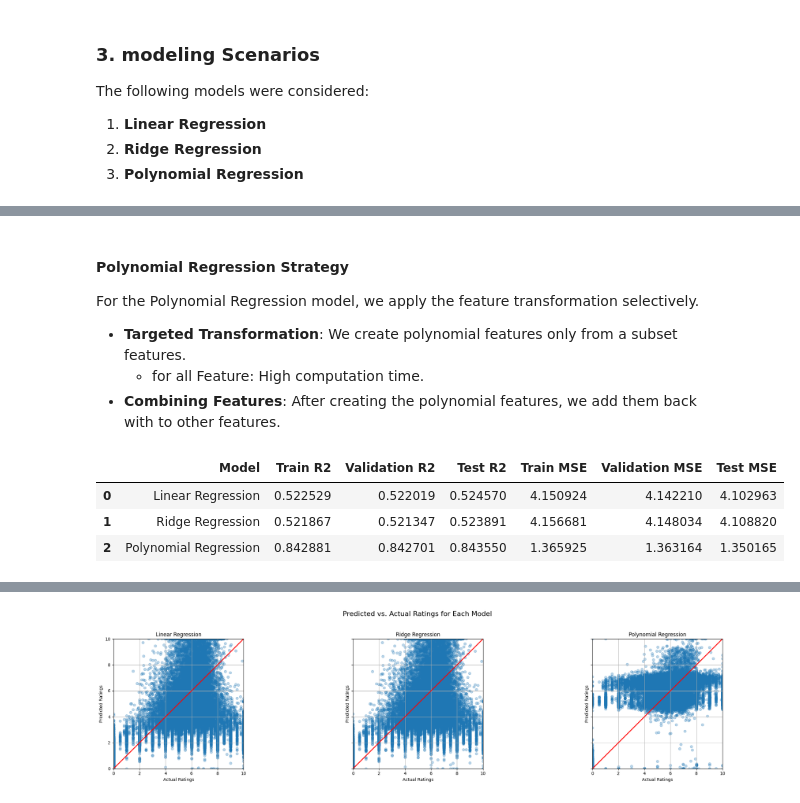
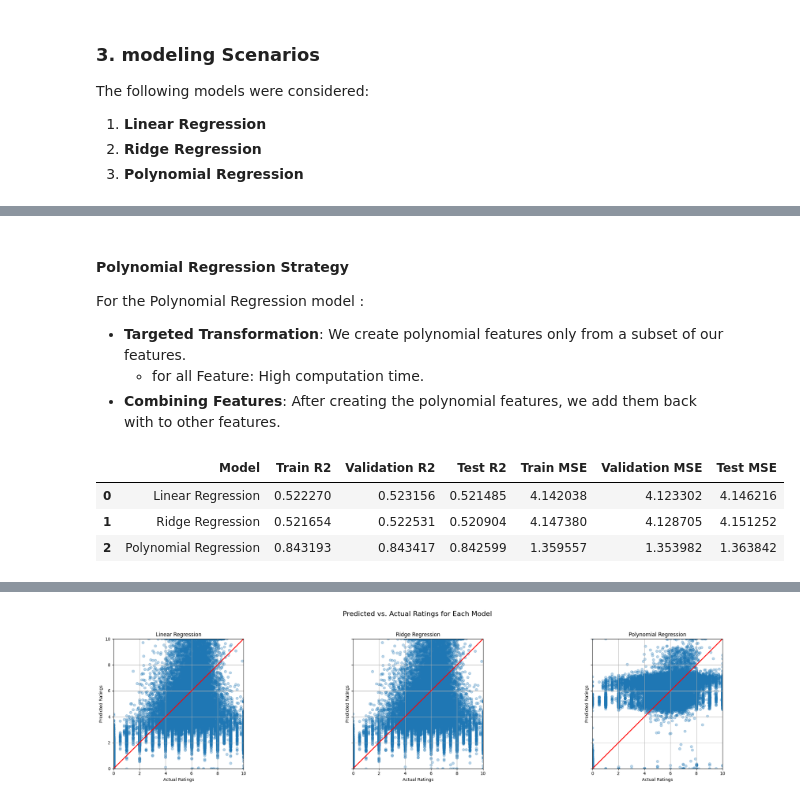
Before and after one commit to Origin-Masters/FilmForecast, a Jupyter notebook: src/filmForeCast.ipynb, the cells around one changed output, grey strips where cells are left out. Drawn from its saved outputs; the diff is of its cells as text; code cells hidden in the pictures.

```diff
--- a/src/filmForeCast.ipynb
+++ b/src/filmForeCast.ipynb
@@ -439,8 +440,8 @@ def execute_ridge_regression():
 # %% [markdown]
 #### Polynomial Regression Strategy
 
-For the Polynomial Regression model, we apply the feature transformation selectively.
-*   **Targeted Transformation**: We create polynomial features only from a subset features.
+For the Polynomial Regression model :
+*   **Targeted Transformation**: We create polynomial features only from a subset of our features.
       - for all Feature: High computation time.
 *   **Combining Features**: After creating the polynomial features, we add them back with to other features.
 # %%
@@ -491,6 +492,7 @@ def execute_polynomial_regression():
 # 3. Polynomial Regression
 # Execute all three models and store their predictions
 
+model_predictions = {}
 
 # Linear Regression
 y_train_pred_lr, y_val_pred_lr, y_test_pred_lr = execute_linear_regression()
@@ -513,37 +515,37 @@ for model_name, predictions in model_predictions.items():
 
     # Clip predictions to the valid range [0, 10]
     y_train_pred = np.clip(y_train_pred, 0, 10)
     y_val_pred = np.clip(y_val_pred, 0, 10)
     y_test_pred = np.clip(y_test_pred, 0, 10)
 
-    # Calculate R² and MSE for each dataset
+    # Calculate R2 and MSE for each dataset
     r2_train = r2_score(y_train, y_train_pred)
     mse_train = mean_squared_error(y_train, y_train_pred)
 
     r2_val = r2_score(y_val, y_val_pred)
     mse_val = mean_squared_error(y_val, y_val_pred)
 
     r2_test = r2_score(y_test, y_test_pred)
     mse_test = mean_squared_error(y_test, y_test_pred)
 
     results_summary.append({
         'Model': model_name,
         'Train R2': r2_train,
         'Validation R2': r2_val,
         'Test R2': r2_test,
         'Train MSE': mse_train,
         'Validation MSE': mse_val,
         'Test MSE': mse_test
     })
 
 # Create a DataFrame for easy viewing
 results_df = pd.DataFrame(results_summary)
 display(results_df)
 # %% [output]
 |  | Model | Train R2 | Validation R2 | Test R2 | Train MSE | Validation MSE | Test MSE |
-| 0 | Linear Regression | 0.522529 | 0.522019 | 0.524570 | 4.150924 | 4.142210 | 4.102963 |
-| 1 | Ridge Regression | 0.521867 | 0.521347 | 0.523891 | 4.156681 | 4.148034 | 4.108820 |
-| 2 | Polynomial Regression | 0.842881 | 0.842701 | 0.843550 | 1.365925 | 1.363164 | 1.350165 |
+| 0 | Linear Regression | 0.522270 | 0.523156 | 0.521485 | 4.142038 | 4.123302 | 4.146216 |
+| 1 | Ridge Regression | 0.521654 | 0.522531 | 0.520904 | 4.147380 | 4.128705 | 4.151252 |
+| 2 | Polynomial Regression | 0.843193 | 0.843417 | 0.842599 | 1.359557 | 1.353982 | 1.363842 |
 # %% [markdown]
 ### 4. Discussion of Experimental Results
 
```
Also changed, not shown: parts of 13 cells of this notebook.
